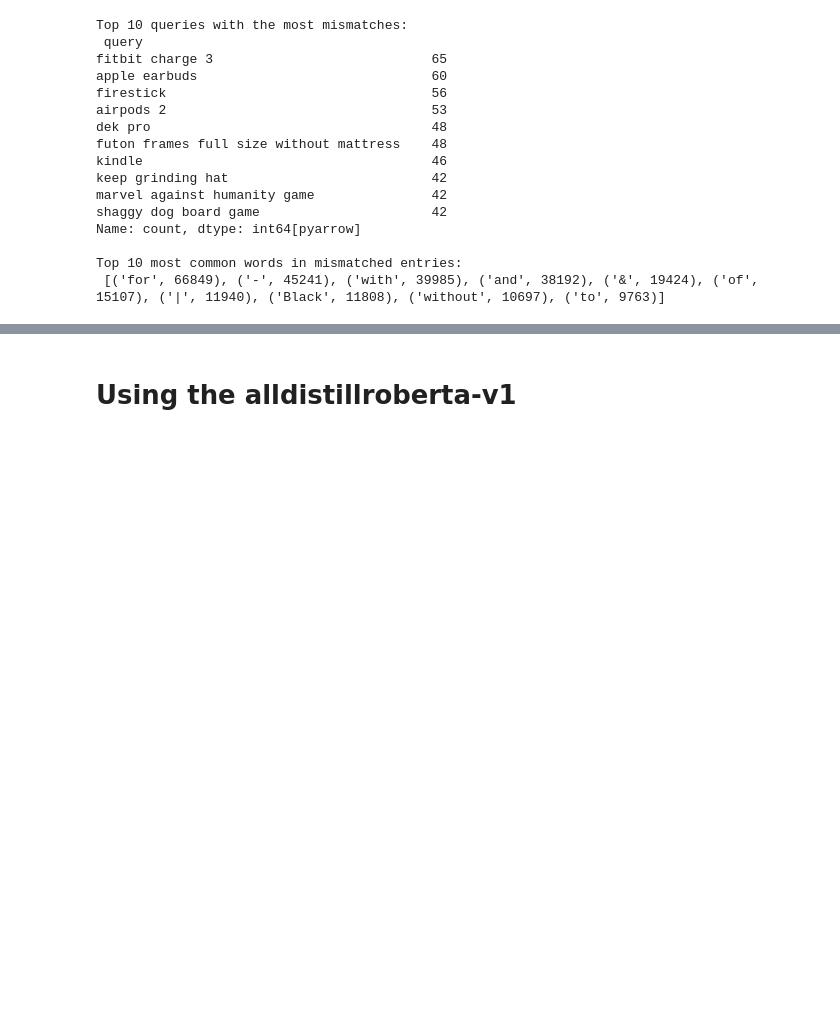
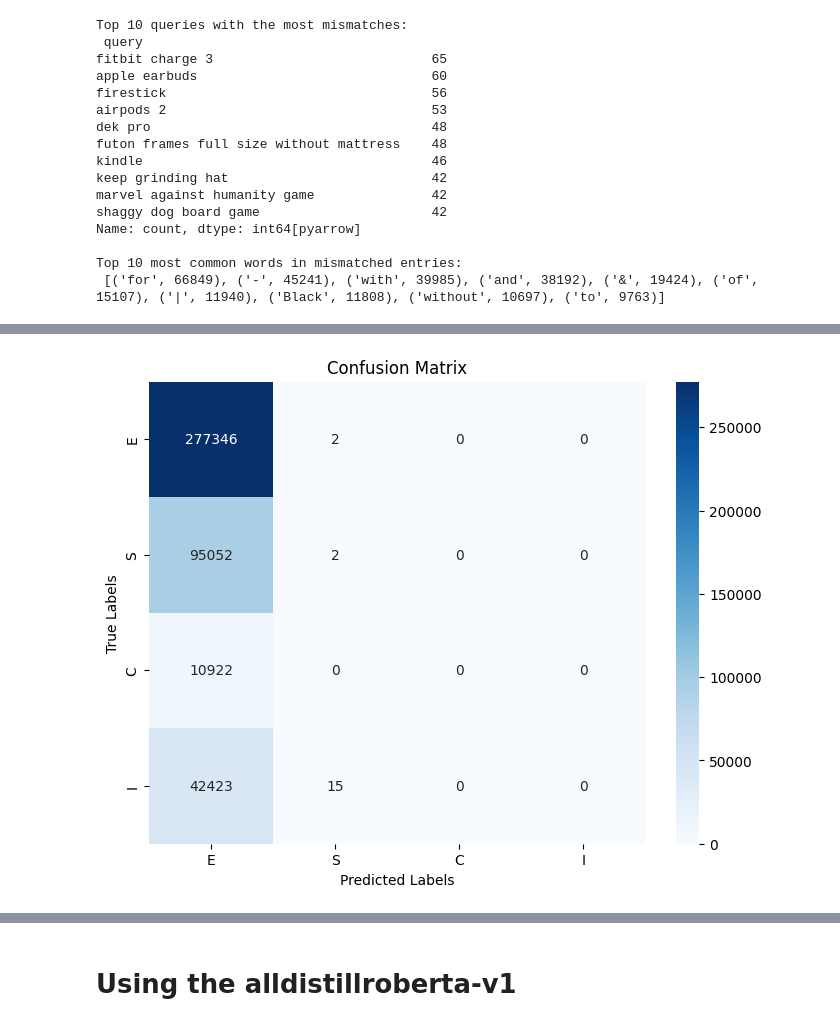
Before and after one commit to sarahlawlis/esci-shopping-queries, a Jupyter notebook: task_1/V1-team-member-2.ipynb, the cells around one changed output, grey strips where cells are left out. Cells and saved outputs as stored; diff of their text form; code cells hidden in the pictures; blank space fills up the shorter version.

```diff
--- a/task_1/V1-team-member-2.ipynb
+++ b/task_1/V1-team-member-2.ipynb
@@ -44,7 +49,20 @@ examples_products = examples_products[examples_products['product_locale'] == 'us
 
 task_2 = examples_products[examples_products['large_version'] == 1]
 
-# another thing that I changed
+# removing puncuation
+# this takes in the dask data frame and the string puncuation
+# applied to the daskdata frame
+# lambda which processes each test in the dask series
+# it iterates through each character and saves only characters that are not in puncts
+
+puncts = string.punctuation
+def process_text(text_series, puncts):
+    return text_series.apply(lambda text: ''.join(ch for ch in str(text) if ch not in puncts))
+
+
+task_2['query'] = task_2['query'].map_partitions(process_text, puncts=puncts)
+
+
 # encoding the esci labels
 label_mapping = {'E': 0,
                  'S': 1,
@@ -54,6 +72,7 @@ label_mapping = {'E': 0,
 task_2['encoded_labels'] = task_2['esci_label'].map(label_mapping).astype(int)
 
 
+
 task_2_train = task_2[task_2['split'] == 'train']
 task_2_test = task_2[task_2['split'] == 'test']
 # %% [output]
@@ -446,9 +523,10 @@ def evaluate_and_capture_mismatches(test_loader, model, task_2_test):
 
     mismatch_df = test_df[test_df['true_label'] != test_df['predicted_label']]
 
-    return mismatch_df
+    # added test to make the confusion matrix
+    return test_df, mismatch_df
 
-mismatch_df = evaluate_and_capture_mismatches(test_loader, model, task_2_test)
+test_df, mismatch_df = evaluate_and_capture_mismatches(test_loader, model, task_2_test)
 # %% [output]
 A value is trying to be set on a copy of a slice from a DataFrame.
 Try using .loc[row_indexer,col_indexer] = value instead
@@ -489,0 +593,17 @@ Top 10 most common words in mismatched entries:
+# %%
+# make the confusion matrix
+true_labels = test_df['true_label']
+predicted_labels = test_df['predicted_label']
+
+# Generate confusion matrix
+cm = confusion_matrix(true_labels, predicted_labels)
+
+# Plot confusion matrix
+plt.figure(figsize=(8, 6))
+sns.heatmap(cm, annot=True, fmt='d', cmap='Blues', xticklabels=['E', 'S', 'C', 'I'], yticklabels=['E', 'S', 'C', 'I'])
+plt.xlabel('Predicted Labels')
+plt.ylabel('True Labels')
+plt.title('Confusion Matrix')
+plt.show()
+# %% [output]
+[figure, added]
```
Also changed, not shown: parts of 27 cells of this notebook.
